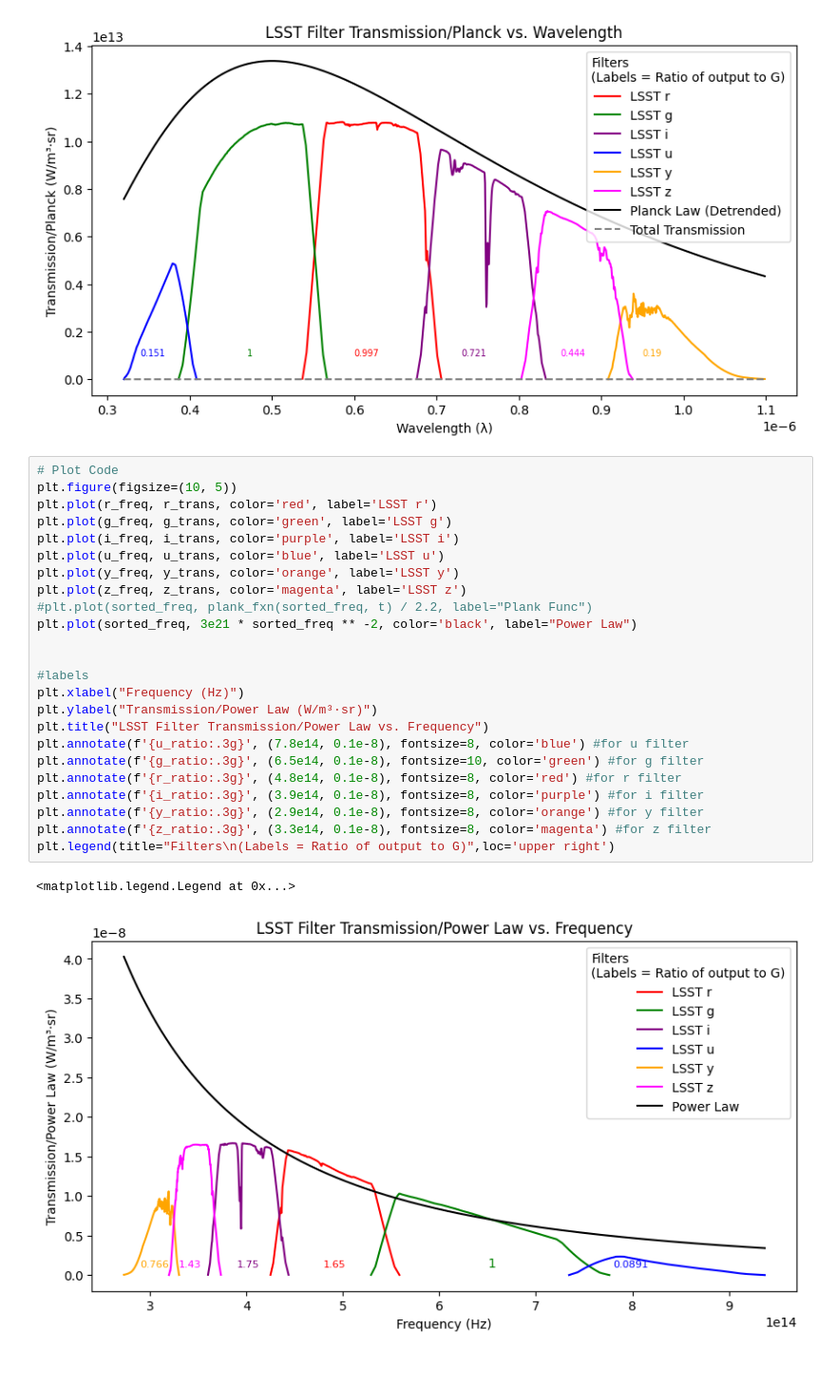
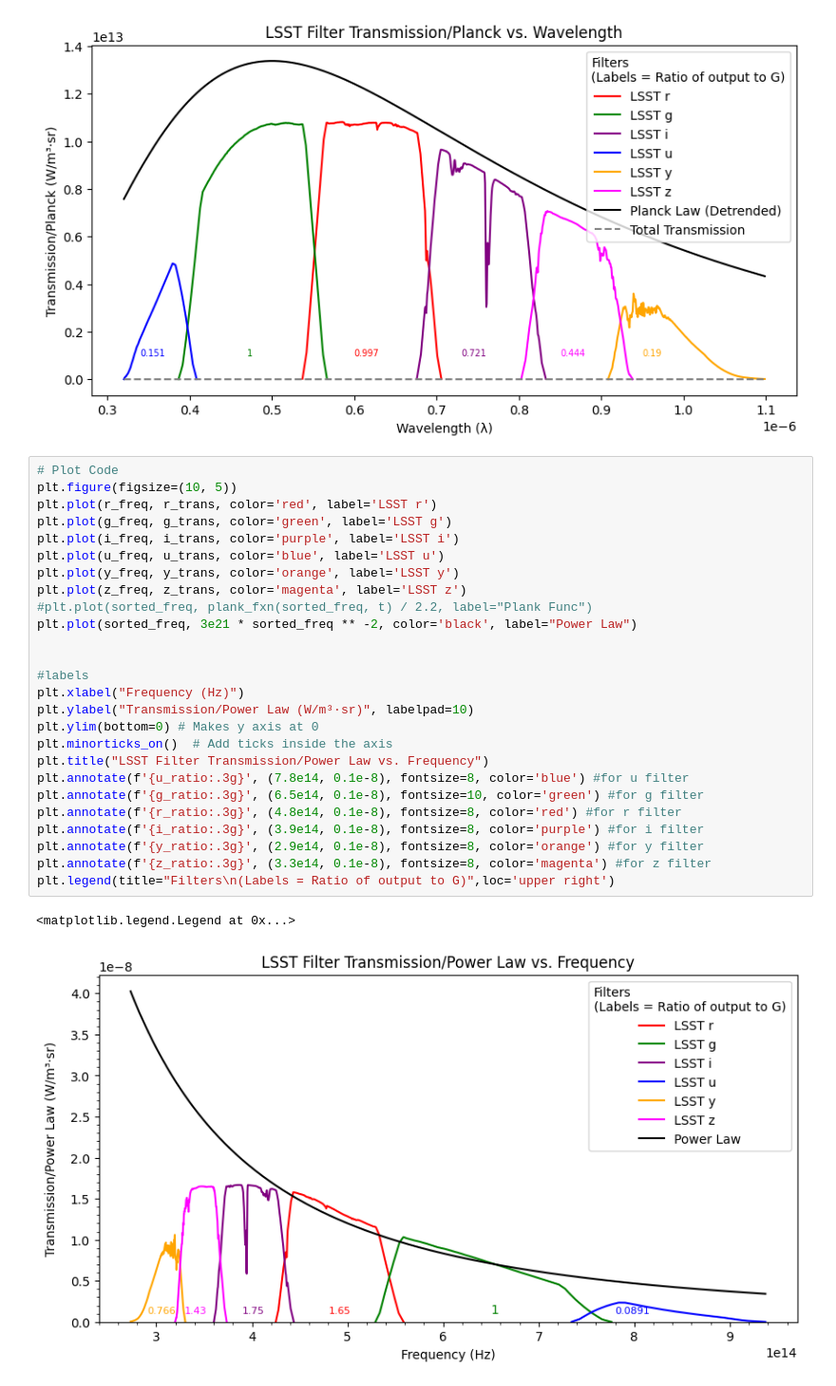
Before and after one commit to varunprit/Coding, a Jupyter notebook: mcfacts/LSST_eff.ipynb, the cells around one changed output. Shown at 95% size. Saved outputs shown, nothing was run; the diff lists cells and outputs as text.

Commit message:
updated axis to have ticks

```diff
--- a/mcfacts/LSST_eff.ipynb
+++ b/mcfacts/LSST_eff.ipynb
@@ -170,27 +170,29 @@ plt.legend(title="Filters\n(Labels = Ratio of output to G)",loc='upper right')
 # %%
 # Plot Code
 plt.figure(figsize=(10, 5))
 plt.plot(r_freq, r_trans, color='red', label='LSST r')
 plt.plot(g_freq, g_trans, color='green', label='LSST g')
 plt.plot(i_freq, i_trans, color='purple', label='LSST i')
 plt.plot(u_freq, u_trans, color='blue', label='LSST u')
 plt.plot(y_freq, y_trans, color='orange', label='LSST y')
 plt.plot(z_freq, z_trans, color='magenta', label='LSST z')
 #plt.plot(sorted_freq, plank_fxn(sorted_freq, t) / 2.2, label="Plank Func")
 plt.plot(sorted_freq, 3e21 * sorted_freq ** -2, color='black', label="Power Law")
 
 
 #labels
 plt.xlabel("Frequency (Hz)")
-plt.ylabel("Transmission/Power Law (W/m³·sr)")
+plt.ylabel("Transmission/Power Law (W/m³·sr)", labelpad=10)
+plt.ylim(bottom=0) # Makes y axis at 0
+plt.minorticks_on()  # Add ticks inside the axis
 plt.title("LSST Filter Transmission/Power Law vs. Frequency")
 plt.annotate(f'{u_ratio:.3g}', (7.8e14, 0.1e-8), fontsize=8, color='blue') #for u filter
 plt.annotate(f'{g_ratio:.3g}', (6.5e14, 0.1e-8), fontsize=10, color='green') #for g filter
 plt.annotate(f'{r_ratio:.3g}', (4.8e14, 0.1e-8), fontsize=8, color='red') #for r filter
 plt.annotate(f'{i_ratio:.3g}', (3.9e14, 0.1e-8), fontsize=8, color='purple') #for i filter
 plt.annotate(f'{y_ratio:.3g}', (2.9e14, 0.1e-8), fontsize=8, color='orange') #for y filter
 plt.annotate(f'{z_ratio:.3g}', (3.3e14, 0.1e-8), fontsize=8, color='magenta') #for z filter
 plt.legend(title="Filters\n(Labels = Ratio of output to G)",loc='upper right')
 # %% [output]
 <matplotlib.legend.Legend at 0x...>
-[figure, old version]
+[figure, new version]
```
